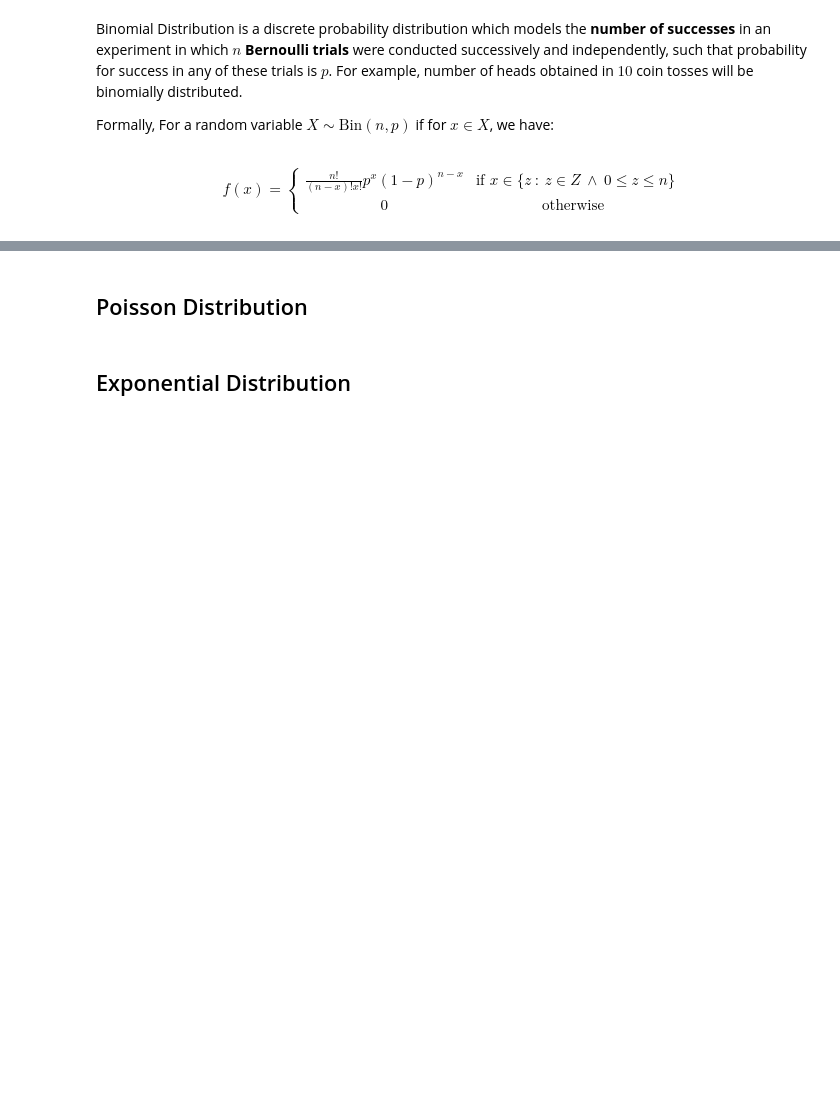
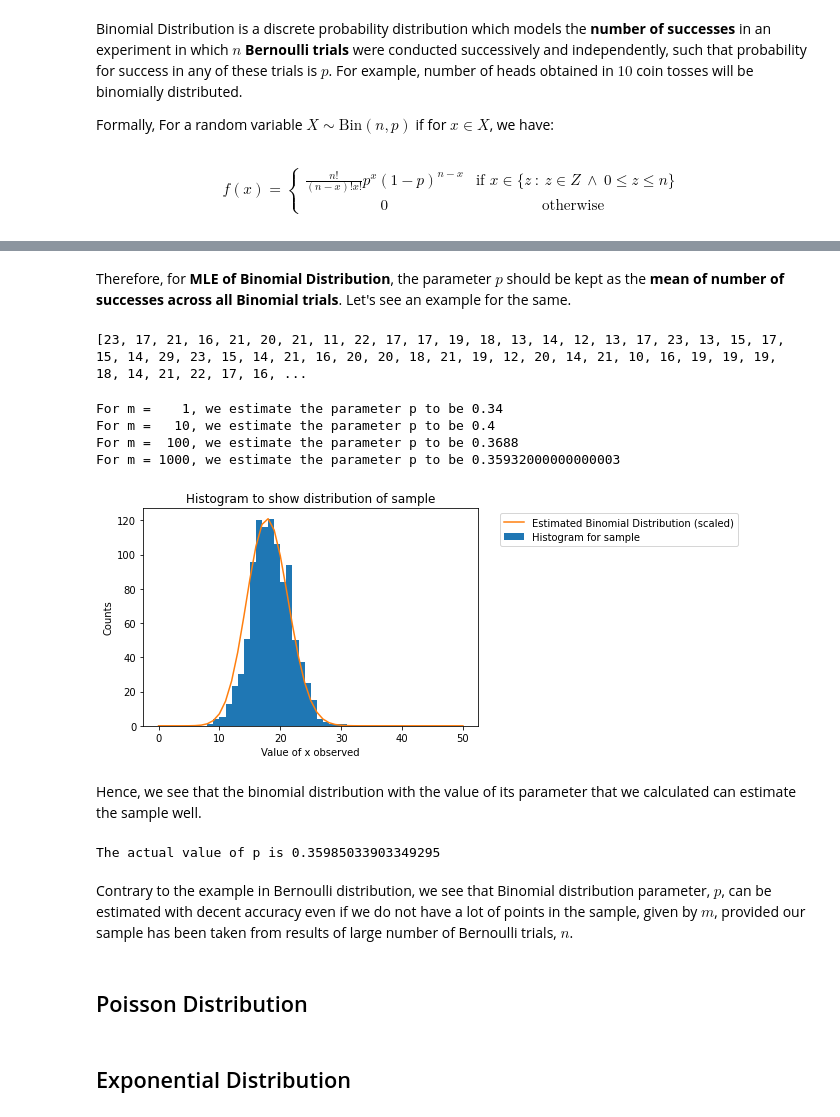
Before and after one commit to PetalsOnWind/Statistics-and-Econometrics-for-Data-Science, a Jupyter notebook: notebooks/maximum-likelihood-estimation.ipynb, the cells around one changed output, grey strips where cells are left out. Drawn from its saved outputs; the diff is of its cells as text; code cells hidden in the pictures; blank space fills up the shorter version.

Commit message:
Add MLE for Binomial Distribution

```diff
--- a/notebooks/maximum-likelihood-estimation.ipynb
+++ b/notebooks/maximum-likelihood-estimation.ipynb
@@ -386,0 +424,2 @@ $$
+# %% [markdown]
+Therefore, for **MLE of Binomial Distribution**, the parameter $p$ should be kept as the **mean of number of successes across all Binomial trials**. Let's see an example for the same.
@@ -387,3 +431,73 @@ $$
+# %%
+# Let actual distribution parameter, p, be uniformly picked between 0 and 1
+p = np.random.rand()
+
+# Now, n has to be fixed, but it can be anything. So let n be 50
+n = 50
+
+# Now, suppose we conduct the Binomial trials m times, Let M = m_i for ith trial
+M = [1, 10, 100, 1000] # perform MLE with these many points in samples
+
+sample = {} # to store the obtained samples
+
+for m in M:
+    # Simulate m identical and independent Binomial trials
+    sample_m = []
+    for i in range(m):
+        # perform n Bernoulli trials and add the result to sample
+        sample_m.append(np.random.binomial(n=n, p=p))
+    sample[m] = sample_m # add sample to dictionary
+print(sample[100]) # a typical sample
+# %% [output]
+[23, 17, 21, 16, 21, 20, 21, 11, 22, 17, 17, 19, 18, 13, 14, 12, 13, 17, 23, 13, 15, 17, 15, 14, 29, 23, 15, 14, 21, 16, 20, 20, 18, 21, 19, 12, 20, 14, 21, 10, 16, 19, 19, 19, 18, 14, 21, 22, 17, 16, ...
+# %%
+# Now, let's try to perform maximum likelihood estimation using these samples.
+# We saw that we estimate p to be equal to the mean of total number of successes
+
+for m in M:
+    p_hat = np.mean(sample[m]) / n
+    print(f'For m = %4d, we estimate the parameter p to be {p_hat}' % m)
+# %% [output]
+For m =    1, we estimate the parameter p to be 0.34
+For m =   10, we estimate the parameter p to be 0.4
+For m =  100, we estimate the parameter p to be 0.3688
+For m = 1000, we estimate the parameter p to be 0.35932000000000003
+# %%
+# Plot histogram for sample with 1000 Binomial experiments
+
+# plot the histogram
+plt.hist(sample[1000], bins=n, range=(0, n), label='Histogram for sample')
+
+# Plot the distribution
+# find nPx for all values of x
+x = np.linspace(0, n, num=(n + 1))
+n_s = n * np.ones(n + 1)
+perms = scipy.special.comb(n_s, x) # calculate nPx
+
+# calculate probabilities - p^x * (1 - p)^(n - x)
+p_hat = np.mean(sample[1000]) / n
+probs = (p_hat ** x) * ((1 - p_hat) ** (n - x))
+y = np.multiply(perms, probs) # multiply perms with probs
+
+# scale y in range of sample counts
+y = y / np.max(y) * scipy.stats.mode(sample[1000]).count[0]
+plt.plot(x, y, label='Estimated Binomial Distribution (scaled)')
+plt.title('Histogram to show distribution of sample')
+plt.xlabel('Value of x observed')
+plt.ylabel('Counts')
+plt.legend(bbox_to_anchor=(1.05, 1), loc='best') # put legend outside the plot
+plt.show()
+# %% [output]
+[figure, added]
+# %% [markdown]
+Hence, we see that the binomial distribution with the value of its parameter that we calculated can estimate the sample well.
+# %%
+# Now, let's see the actual value of p
+print(f'The actual value of p is {p}')
+# %% [output]
+The actual value of p is 0.35985033903349295
+# %% [markdown]
+Contrary to the example in Bernoulli distribution, we see that Binomial distribution parameter, $p$, can be estimated with decent accuracy even if we do not have a lot of points in the sample, given by $m$, provided our sample has been taken from results of large number of Bernoulli trials, $n$.
 # %% [markdown]
 ## Poisson Distribution
 # %% [markdown]
```
Also changed, not shown: parts of 9 cells of this notebook.
